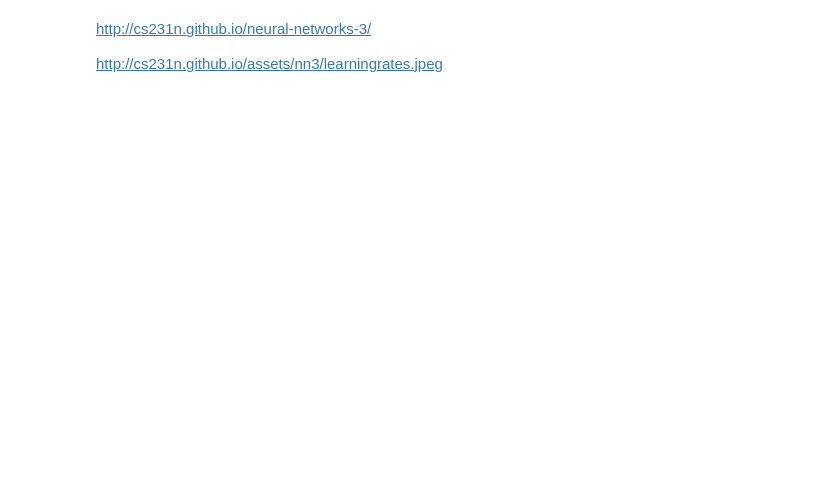
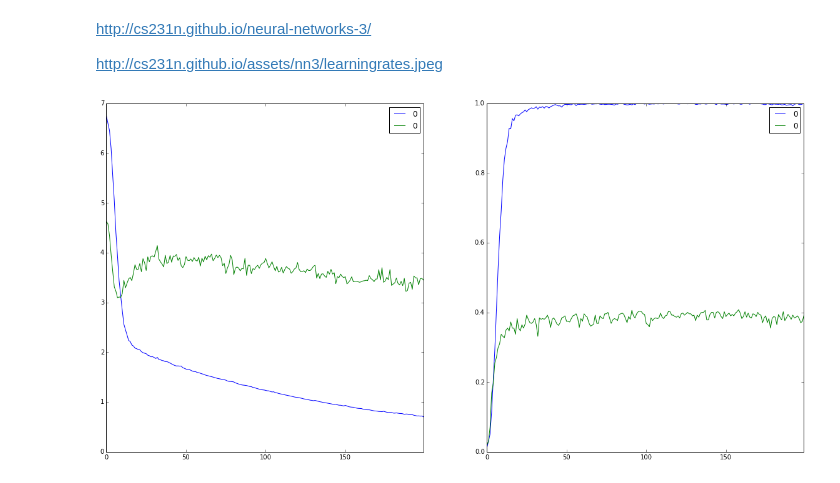
Before and after one commit to marcuniq/ini_caltech101, a Jupyter notebook: iPython Notebooks/Results visualization.ipynb, the cells around one changed output. Drawn from its saved outputs; the diff is of its cells as text; code cells hidden in the pictures; blank space fills up the shorter version.

```diff
--- a/iPython Notebooks/Results visualization.ipynb
+++ b/iPython Notebooks/Results visualization.ipynb
@@ -28,0 +35,4 @@ results_path = '/home/marco/PycharmProjects/ini_caltech101/'
+# %%
+data = plot(project_path + 'results/2015-10-19_19.26.42_history.json')
+# %% [output]
+[figure, added]
```
Also changed, not shown: parts of 37 cells of this notebook, 5 other files.
